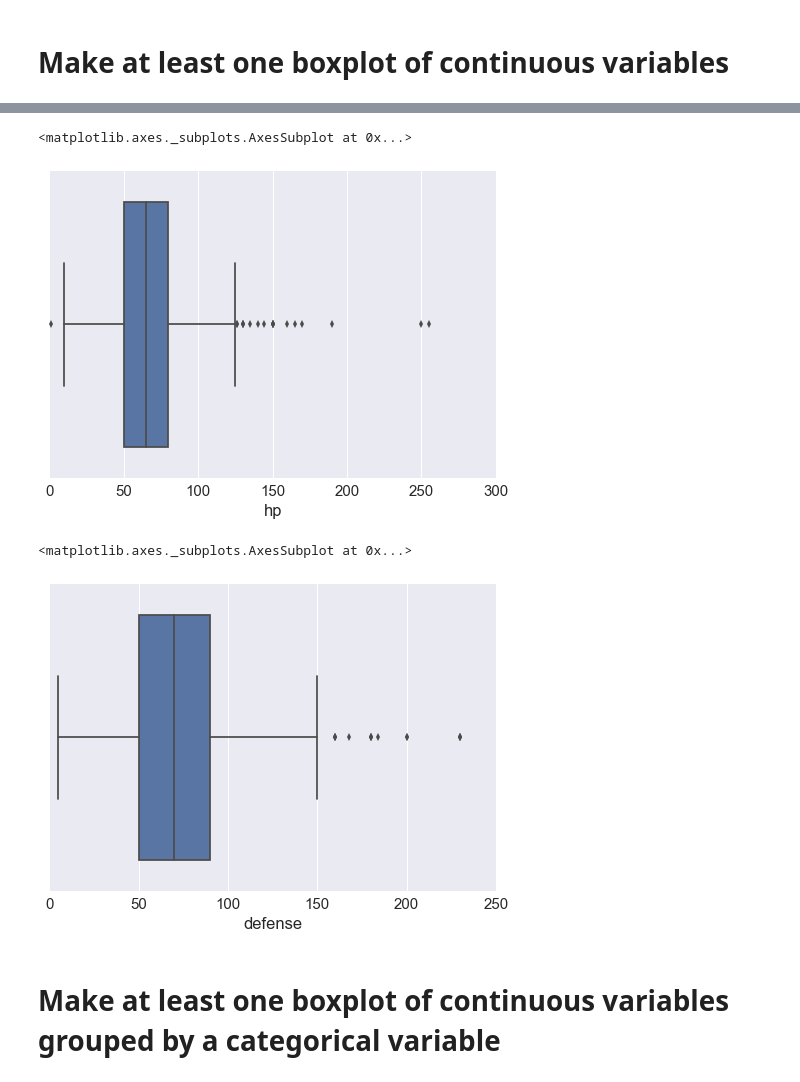
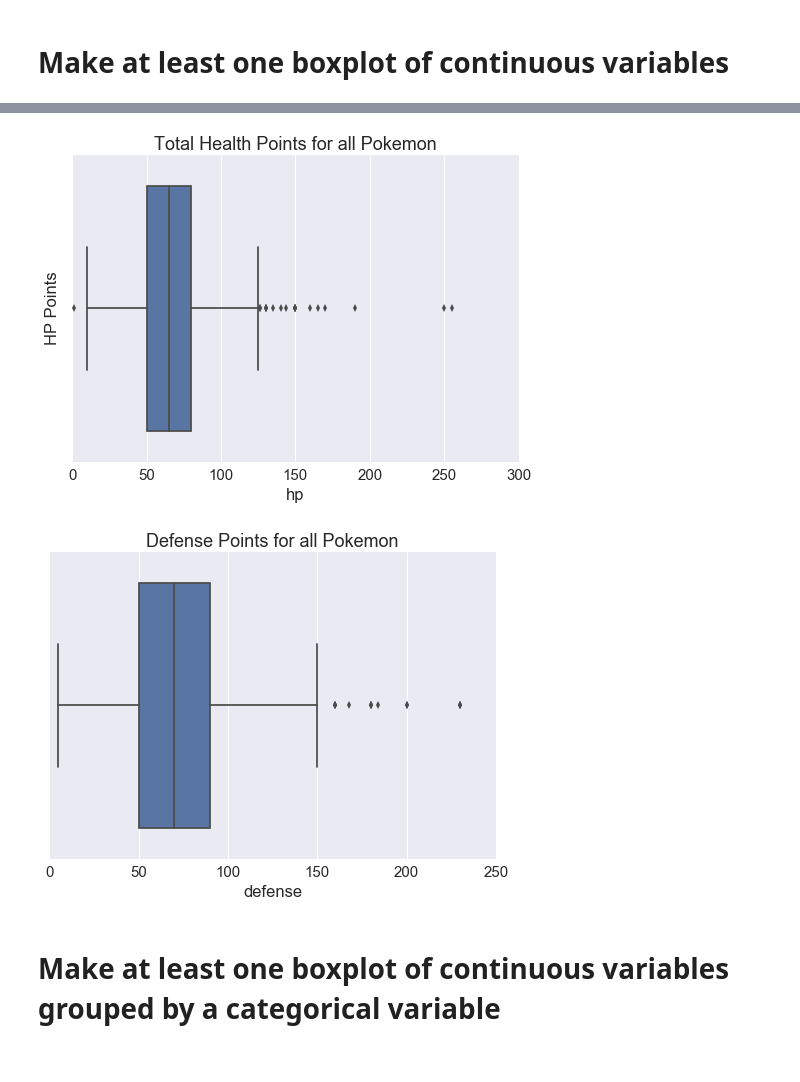
Before and after one commit to jonhilgart22/Galvanize-Statistics, a Jupyter notebook: week3/3-1_Review/DSCI6002-Midterm-Part1_Jonathan_Hilgart.ipynb, the cells around one changed output, grey strips where cells are left out. Cells and saved outputs as stored; diff of their text form; code cells hidden in the pictures.

```diff
--- a/week3/3-1_Review/DSCI6002-Midterm-Part1_Jonathan_Hilgart.ipynb
+++ b/week3/3-1_Review/DSCI6002-Midterm-Part1_Jonathan_Hilgart.ipynb
@@ -254,14 +262,15 @@ sns.boxplot(x=pokemon_df.attack )
 # %%
 
 sns.boxplot(x=pokemon_df.hp)
+plt.ylabel('HP Points')
+plt.title('Total Health Points for all Pokemon');
 # %% [output]
-<matplotlib.axes._subplots.AxesSubplot at 0x...>
-[figure, old version]
+[figure, new version]
 # %%
 sns.boxplot(x=pokemon_df.defense)
+plt.title('Defense Points for all Pokemon');
 # %% [output]
-<matplotlib.axes._subplots.AxesSubplot at 0x...>
-[figure, old version]
+[figure, new version]
 # %% [markdown]
 # Make at least one boxplot of continuous variables grouped by a categorical variable
 # %%
```
Also changed, not shown: parts of 51 cells of this notebook.
